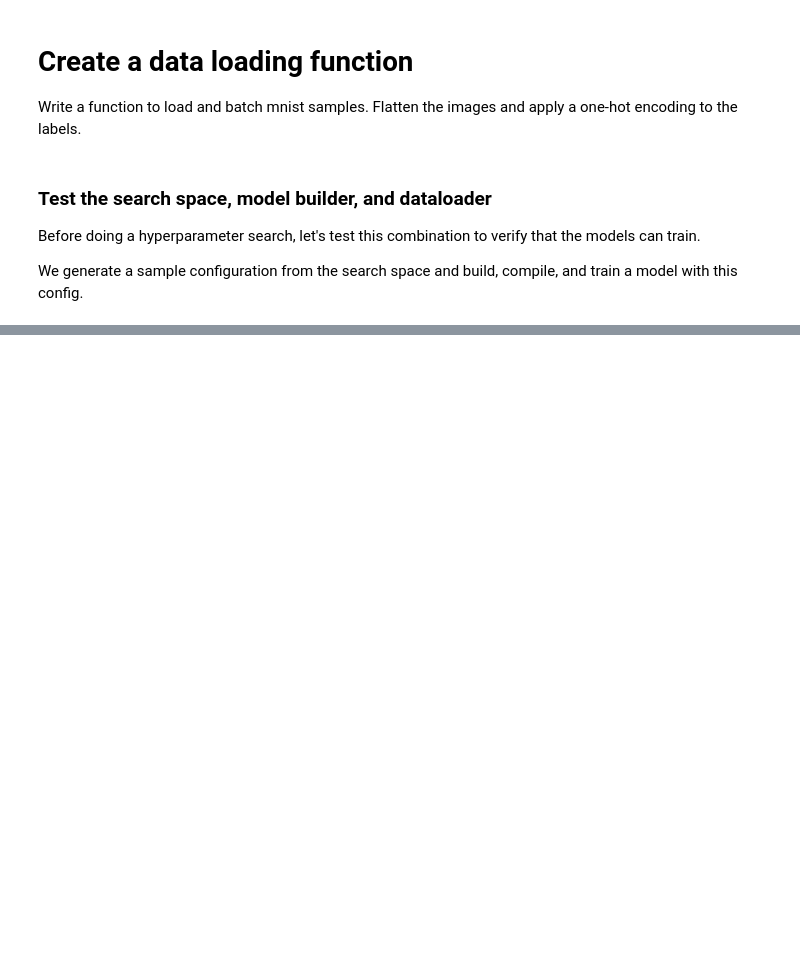
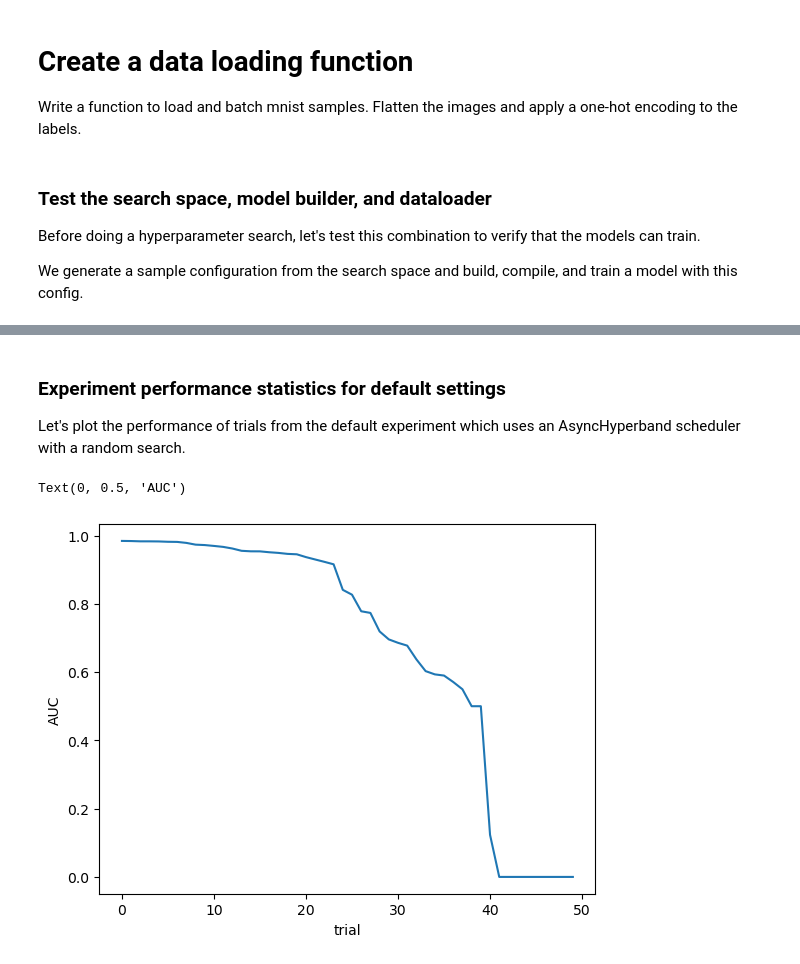
Before and after one commit to PathologyDataScience/glimr, a Jupyter notebook: examples/mnist_example.ipynb, the cells around one changed output, grey strips where cells are left out. Cells and saved outputs as stored; diff of their text form; code cells hidden in the pictures; blank space fills up the shorter version.

Commit message:
better illustration of Search class

```diff
--- a/examples/mnist_example.ipynb
+++ b/examples/mnist_example.ipynb
@@ -370,19 +377,18 @@ from glimr.search import Search
 import os
 import tempfile
 
-# Initialize the class using the search space, model builder, data loader,
-# and the name of the metric to optimize. The metric name for this single-task
-# model has format task_metric. This is the standard convention when using
-# glimr.keras.keras_metrics.
+# Initialize a Search instance with the search space, model builder, and
+# data loader. The name of the metric and indicate to Ray how to measure
+# model performance, and are provided in format task_metric. This is the
+# convention when building models using glimr.keras.keras_metrics.
 tuner = Search(space, builder, dataloader, "mnist_auc")
 
-# setup a temporary directory to hold tune outputs
+# make a temporary directory to store outputs - cleanup at end
 temp_dir = tempfile.TemporaryDirectory()
 
-# run the experiment in this folder
+# run an experiment with 50 trials using default settings
 with contextlib.redirect_stderr(open(os.devnull, "w")):
-    tuner.experiment(temp_dir.name)
-
-# cleanup the temporary folder
-temp_dir.cleanup()
+    results = tuner.experiment(local_dir=temp_dir.name,
+                               name="default",
+                               num_samples=50)
 # %% [output]
@@ -443,0 +474,17 @@ Number of trials: 8/100 (4 PENDING, 4 RUNNING)
+# %% [markdown]
+### Experiment performance statistics for default settings
+
+Let's plot the performance of trials from the default experiment which uses an AsyncHyperband scheduler with a random search.
+# %%
+# get dataframe from default experiment
+default_table = results.get_dataframe()
+default_auc = np.array(default_table["mnist_auc"])
+
+# plot
+import matplotlib.pyplot as plt
+plt.plot(-np.sort(-default_auc))
+plt.xlabel("trial")
+plt.ylabel("AUC")
+# %% [output]
+Text(0, 0.5, 'AUC')
+[figure, added]
```
Also changed, not shown: parts of 16 cells of this notebook.
